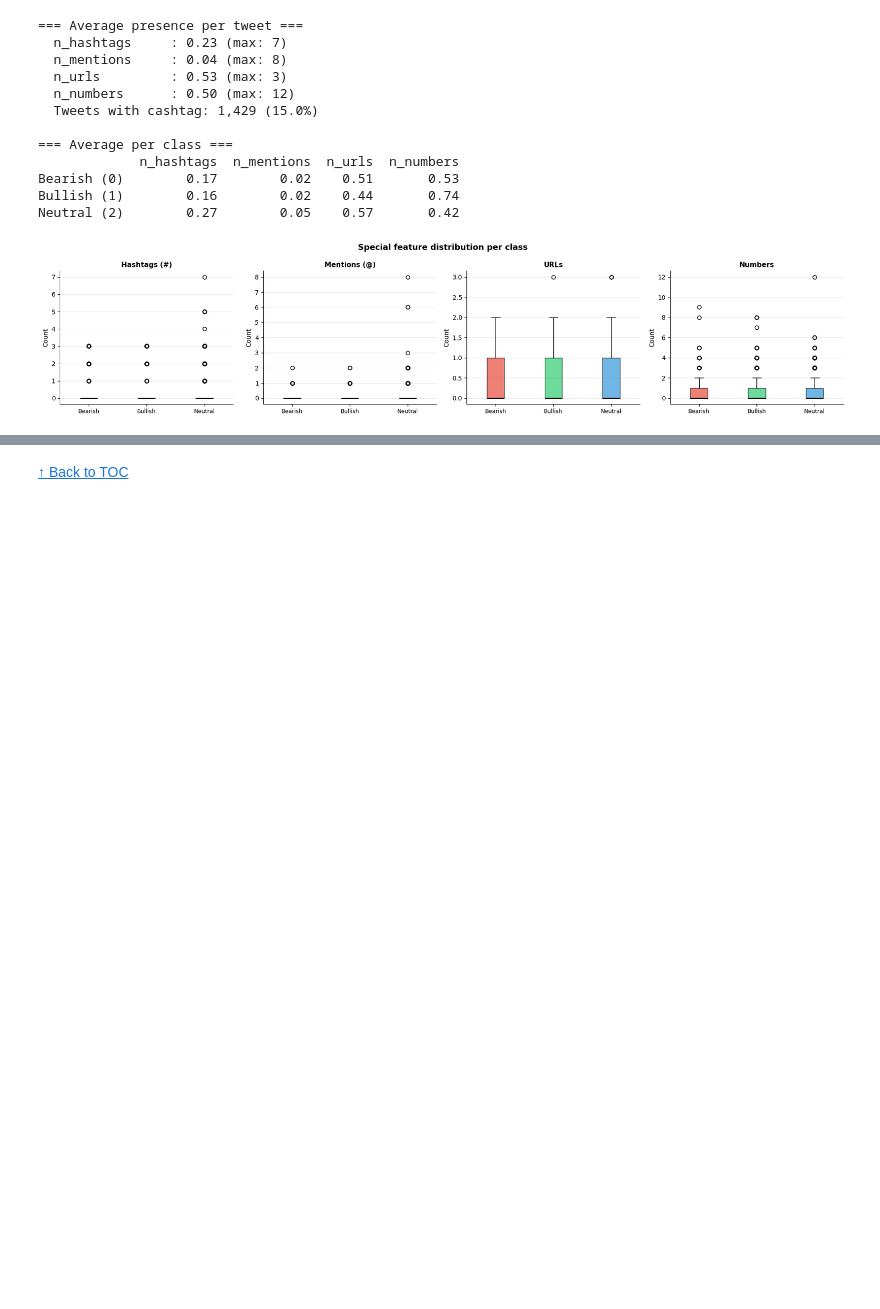
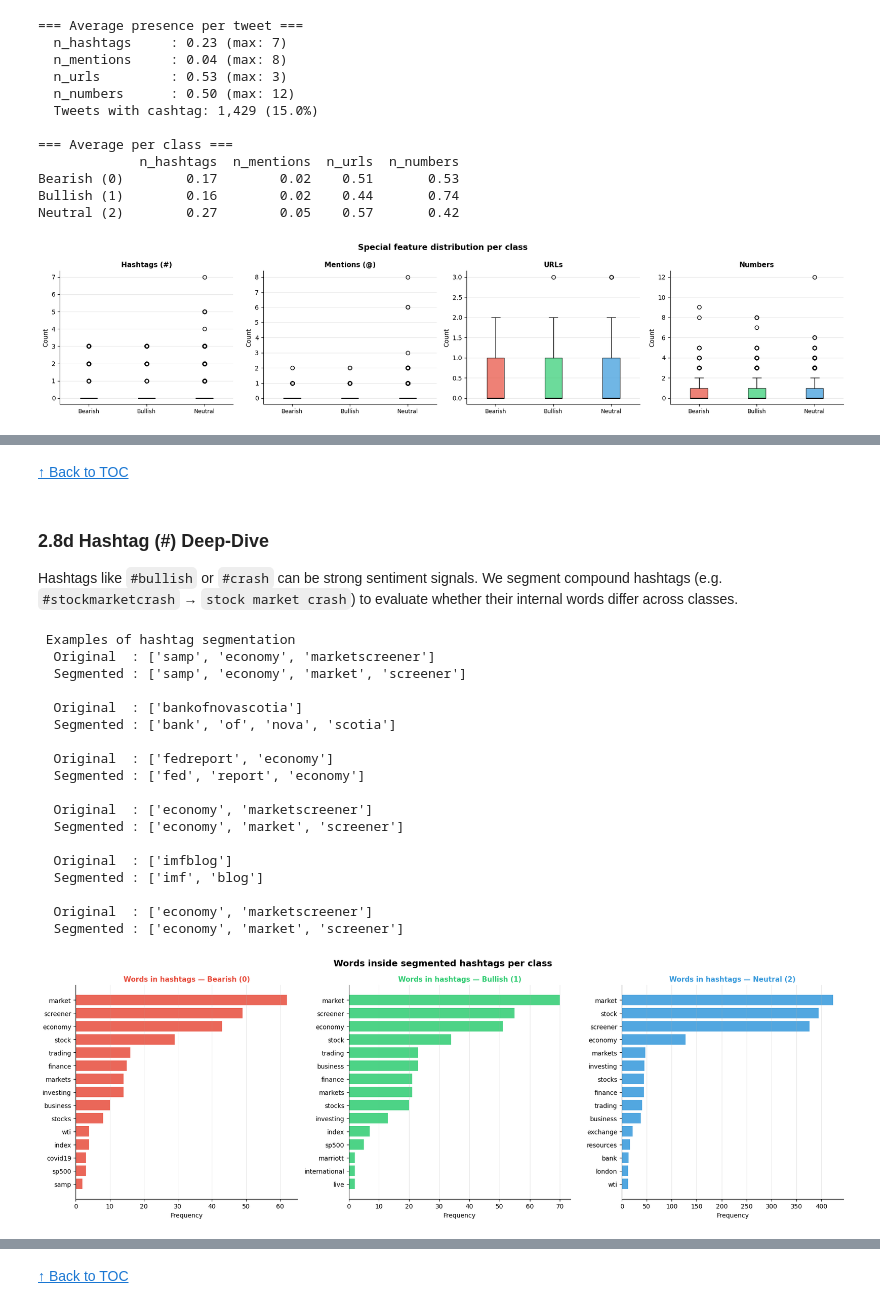
Before and after one commit to rodbarretoteixeira/Text_Mining, a Jupyter notebook: projeto/tm_tests_xx.ipynb, the cells around one changed output, grey strips where cells are left out. Cells and saved outputs as stored; diff of their text form; code cells hidden in the pictures; blank space fills up the shorter version.

```diff
--- a/projeto/tm_tests_xx.ipynb
+++ b/projeto/tm_tests_xx.ipynb
@@ -450,0 +561,73 @@ Neutral (2)        0.27        0.05    0.57       0.42
+# %% [markdown]
+[↑ Back to TOC](#toc)
+# %% [markdown]
+<a class='anchor' id='2-8d'></a>
+### 2.8d Hashtag (#) Deep-Dive
+
+Hashtags like `#bullish` or `#crash` can be strong sentiment signals. We segment compound hashtags (e.g. `#stockmarketcrash` → `stock market crash`) to evaluate whether their internal words differ across classes.
+# %%
+!pip install wordsegment -q
+from wordsegment import load as ws_load, segment as ws_segment
+ws_load()
+
+df_hash = pd.read_csv('train.csv')
+
+def get_hashtag_words(text):
+    hashtags = re.findall(r'#(\w+)', str(text).lower())
+    words_h  = []
+    for tag in hashtags:
+        words_h.extend(ws_segment(tag))
+    return words_h
+
+df_hash['hashtag_words'] = df_hash['text'].apply(get_hashtag_words)
+df_hash['n_hashtags2']   = df_hash['text'].apply(lambda x: len(re.findall(r'#(\w+)', str(x))))
+
+# Examples
+print(' Examples of hashtag segmentation')
+mask_h = df_hash['n_hashtags2'] > 0
+for _, row in df_hash[mask_h].head(6).iterrows():
+    raw = re.findall(r'#(\w+)', str(row['text']).lower())
+    print(f'  Original  : {raw}')
+    print(f'  Segmented : {row["hashtag_words"]}')
+    print()
+
+fig, axes = plt.subplots(1, 3, figsize=(18, 6))
+for lbl, ax in zip([0, 1, 2], axes):
+    subset_h  = df_hash[df_hash['label'] == lbl]['hashtag_words']
+    all_words_h = [w for ws in subset_h for w in ws if len(w) > 2]
+    top_h     = Counter(all_words_h).most_common(15)
+
+    if top_h:
+        words_h, counts_h = zip(*top_h)
+        ax.barh(list(reversed(words_h)), list(reversed(counts_h)),
+                color=CLASS_COLORS[lbl], edgecolor='none', alpha=0.85)
+
+    ax.set_title(f'Words in hashtags — {CLASS_NAMES[lbl]}',
+                 fontsize=11, fontweight='bold', color=CLASS_COLORS[lbl])
+    ax.set_xlabel('Frequency')
+    ax.grid(axis='x', alpha=0.3)
+    ax.spines[['top', 'right']].set_visible(False)
+
+plt.suptitle('Words inside segmented hashtags per class', fontsize=14, fontweight='bold')
+plt.tight_layout()
+plt.show()
+# %% [output]
+ Examples of hashtag segmentation
+  Original  : ['samp', 'economy', 'marketscreener']
+  Segmented : ['samp', 'economy', 'market', 'screener']
+
+  Original  : ['bankofnovascotia']
+  Segmented : ['bank', 'of', 'nova', 'scotia']
+
+  Original  : ['fedreport', 'economy']
+  Segmented : ['fed', 'report', 'economy']
+
+  Original  : ['economy', 'marketscreener']
+  Segmented : ['economy', 'market', 'screener']
+
+  Original  : ['imfblog']
+  Segmented : ['imf', 'blog']
+
+  Original  : ['economy', 'marketscreener']
+  Segmented : ['economy', 'market', 'screener']
+[figure, added]
```
Also changed, not shown: parts of 24 cells of this notebook.
